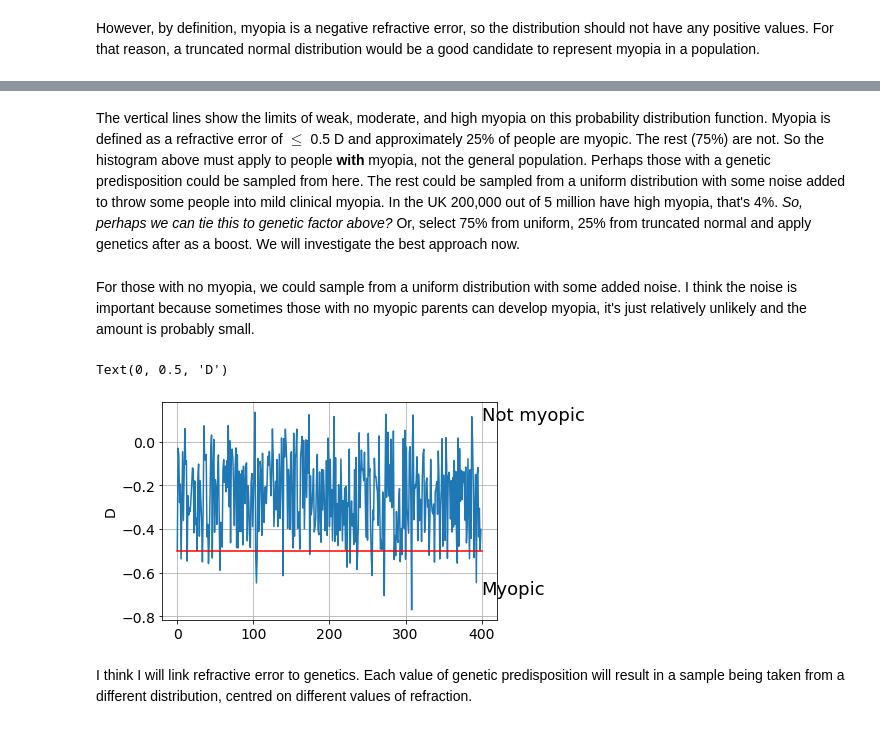
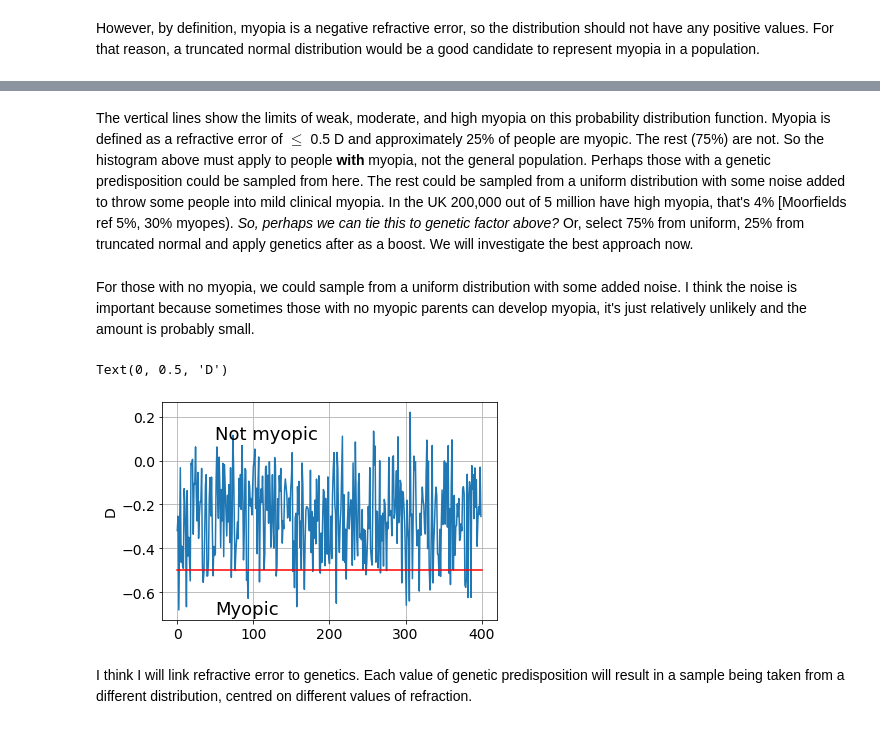
Before and after one commit to elizabethdaly/simulating-data, a Jupyter notebook: eyesight.ipynb, the cells around one changed output, grey strips where cells are left out. Cells and saved outputs as stored; diff of their text form; code cells hidden in the pictures.

```diff
--- a/eyesight.ipynb
+++ b/eyesight.ipynb
@@ -245,23 +245,23 @@ plt.grid()
 # %% [markdown]
-The vertical lines  show the limits of weak, moderate, and high myopia on this probability distribution function. Myopia is defined as a refractive error of $\leq$ 0.5 D and approximately 25% of people are myopic. The rest (75%) are not. So the histogram above must apply to people **with** myopia, not the general population. Perhaps those with a genetic predisposition could be sampled from here. The rest could be sampled from a uniform distribution with some noise added to throw some people into mild clinical myopia. In the UK 200,000 out of 5 million have high myopia, that's 4%.
+The vertical lines  show the limits of weak, moderate, and high myopia on this probability distribution function. Myopia is defined as a refractive error of $\leq$ 0.5 D and approximately 25% of people are myopic. The rest (75%) are not. So the histogram above must apply to people **with** myopia, not the general population. Perhaps those with a genetic predisposition could be sampled from here. The rest could be sampled from a uniform distribution with some noise added to throw some people into mild clinical myopia. In the UK 200,000 out of 5 million have high myopia, that's 4% [Moorfields ref 5%, 30% myopes).
 *So, perhaps we can tie this to genetic factor above?* Or, select 75% from uniform, 25% from truncated normal and apply genetics after as a boost. We will investigate the best approach now.
 # %% [markdown]
 For those with no myopia, we could sample from a uniform distribution with some added noise. I think the noise is important because sometimes those with no myopic parents can develop myopia, it's just relatively unlikely and the amount is probably small.
 # %%
 # Sample from a uniform distribution with some added noise.
 base =  np.random.uniform(0, -0.5, n) + np.random.normal(0, 0.1, n)
 # Beware positive values
 x = np.arange(0, n)
 plt.plot(x, base)
-plt.plot([0, 400], [-0.5, -0.5], 'r')
-plt.text(400, -0.7, "Myopic", fontsize=18)
-plt.text(400, 0.1, "Not myopic", fontsize=18)
+plt.plot([0, n], [-0.5, -0.5], 'r')
+plt.text(50, -0.7, "Myopic", fontsize=18)
+plt.text(50, 0.1, "Not myopic", fontsize=18)
 
 plt.grid()
 plt.ylabel('D')
 # %% [output]
 Text(0, 0.5, 'D')
-[figure, old version]
+[figure, new version]
 # %% [markdown]
 I think I will link refractive error to genetics. Each value of genetic predisposition will result in a sample being taken from a different distribution, centred on different values of refraction.
 # %%
```
Also changed, not shown: parts of 26 cells of this notebook.
